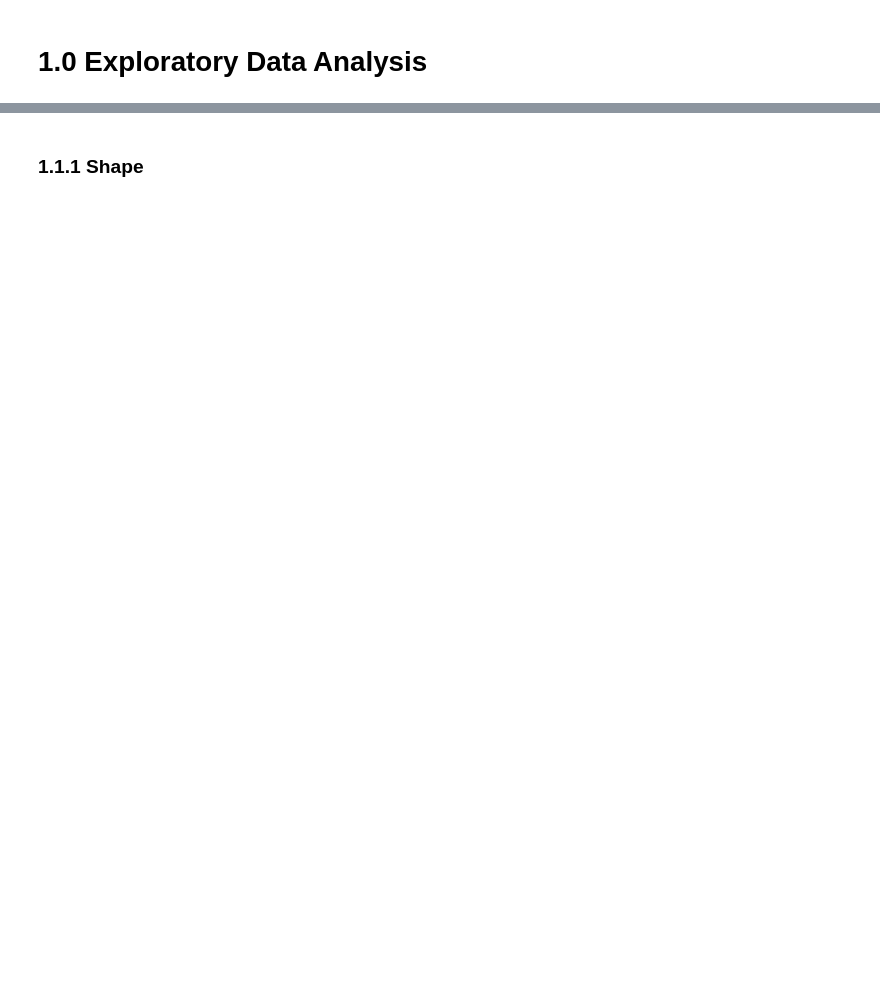
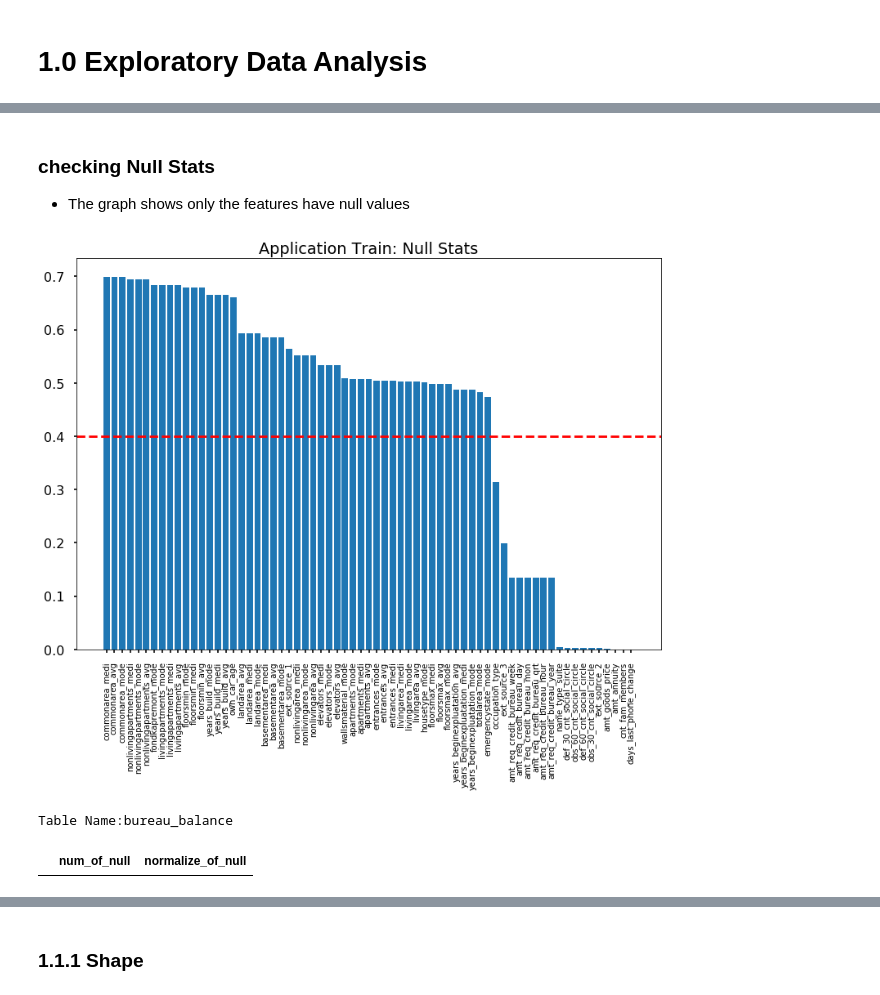
Before and after one commit to xcao38/data_mining_pjt, a Jupyter notebook: credit_defult_risk.ipynb, the cells around one changed output, grey strips where cells are left out. Cells and saved outputs as stored; diff of their text form; code cells hidden in the pictures; blank space fills up the shorter version.

```diff
--- a/credit_defult_risk.ipynb
+++ b/credit_defult_risk.ipynb
@@ -20,0 +46,8 @@ def clean_column_names(table):
+# %%
+app_train = clean_column_names(app_train)
+bureau_balance = clean_column_names(bureau_balance)
+bureau = clean_column_names(bureau)
+credit_card_balance = clean_column_names(credit_card_balance)
+installments_payments = clean_column_names(installments_payments)
+POS_CASH_balance = clean_column_names(POS_CASH_balance)
+previous_application = clean_column_names(previous_application)
@@ -20,0 +62,7 @@ def clean_column_names(table):
+# %%
+def get_null_stats_chart(null_stats_df,name_of_table):
+    plt.bar(null_stats_df.index,null_stats_df.normalize_of_null)
+    ticks = plt.xticks(rotation = 90,fontsize=10)
+    title = plt.title("{}: Null Stats".format(name_of_table))
+    if max(null_stats_df.normalize_of_null) > 0.4:
+        plt.axhline(y= 0.4, color='r',linestyle = '--')
@@ -20,0 +71,21 @@ def clean_column_names(table):
+# %%
+tables = [app_train,bureau_balance,bureau,credit_card_balance,installments_payments,POS_CASH_balance]
+# %% [markdown]
+### checking Null Stats
+
+- The graph shows only the features have null values
+# %%
+stats_dfs = []
+for table in tables:
+    stats_df = get_null_stats(table)
+    stats_dfs.append(stats_df)
+# %%
+ax= get_null_stats_chart(stats_dfs[0],"Application Train")
+# %% [output]
+[figure, added]
+# %%
+print('Table Name:{}'.format(tables_name[1]))
+stats_dfs[1]
+# %% [output]
+Table Name:bureau_balance
+|  | num_of_null | normalize_of_null |
```
Also changed, not shown: parts of 219 cells of this notebook.
